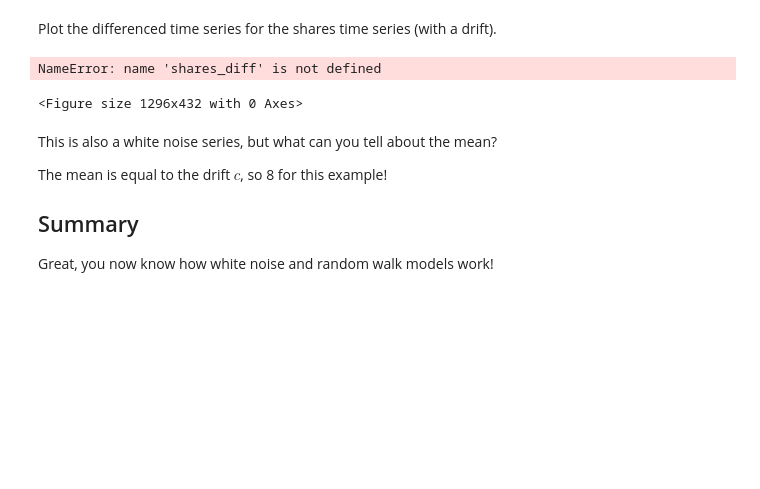
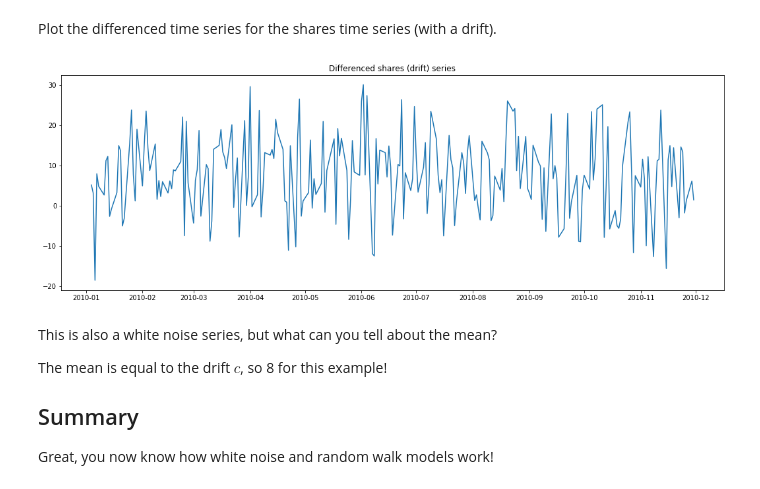
Before and after one commit to rmei97/dsc-basic-time-series-models-lab-nyc-ds-033020, a Jupyter notebook: index.ipynb, the cells around one changed output. Saved outputs shown, nothing was run; the diff lists cells and outputs as text; code cells hidden in the pictures; blank space fills up the shorter version.

```diff
--- a/index.ipynb
+++ b/index.ipynb
@@ -214,14 +214,13 @@ Plot the differenced time series for the shares time series (with a drift).
 # %%
 # Your code here
 shares_drift_diff = shares_series_drift.diff(periods =1)
 
 fig = plt.figure(figsize=(18,6))
 plt.plot(shares_drift_diff)
-plt.title('Differenced shares (series')
+plt.title('Differenced shares (drift) series')
 plt.show(block=False)
 # %% [output]
-NameError: name 'shares_diff' is not defined
-<Figure size 1296x432 with 0 Axes>
+[figure, added]
 # %% [markdown]
 This is also a white noise series, but what can you tell about the mean?
 
```
